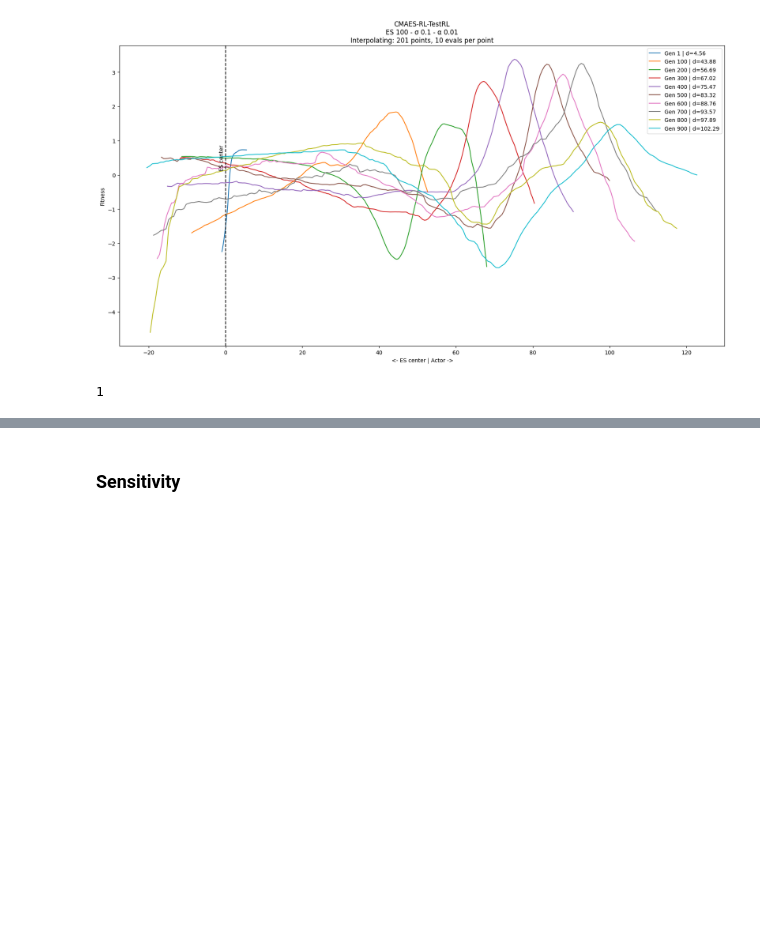
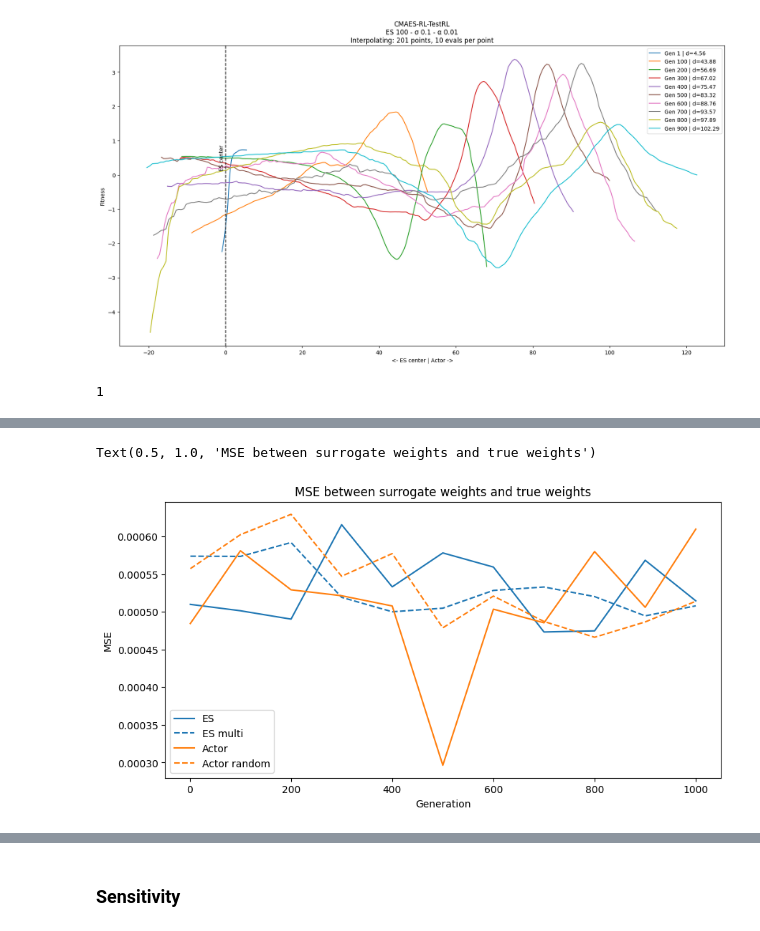
Before and after one commit to TemplierPaul/QDax, a Jupyter notebook: genomes.ipynb, the cells around one changed output, grey strips where cells are left out. Cells and saved outputs as stored; diff of their text form; code cells hidden in the pictures; blank space fills up the shorter version.

```diff
--- a/genomes.ipynb
+++ b/genomes.ipynb
@@ -135,7 +135,7 @@ dx = 0.2
 emitter._config.rl_config.surrogate_batch = 32768
 # save_path = "/home/paul/Results/1493061"
 
-emitter_state = emitter_state
+# emitter_state = emitter_state
 base_replay_buffer = emitter_state.rl_state.replay_buffer
 print(base_replay_buffer.current_size)
 
@@ -380,0 +353,8 @@ args.algo, args.config
+# %%
+def get_weights(fitnesses):
+    ranks = jnp.argsort(fitnesses, axis=0)
+    ranks = len(ranks) - ranks # Reverse the ranks (best is now 0)
+    mu = len(ranks) // 2
+    weights = jnp.where(ranks <= mu, jnp.log(mu+0.5) - jnp.log(ranks), 0)
+    weights /= jnp.sum(weights) # Normalizing the weights
+    return weights
@@ -380,0 +431,29 @@ args.algo, args.config
+# %%
+fig, ax = plt.subplots(figsize=(10, 5))
+# x axis: gens
+# y axis: mse
+
+def mse(a, b):
+    return jnp.mean((a - b)**2)
+
+es_mse = [mse(x["multi"], x["surr_fit"]) for x in off_results.values()]
+es_multi_mse = [mse(x["multi"], x["fit"]) for x in off_results.values()]
+
+colors = plt.rcParams['axes.prop_cycle'].by_key()['color']
+plt.plot(gens, es_mse, label="ES", color=colors[0])
+plt.plot(gens, es_multi_mse, label="ES multi", color=colors[0], linestyle="--")
+
+ac_mse = [mse(x["multi"], x["surr_fit"]) for x in actor_results.values()]
+ac_multi_mse = [mse(x["multi"], x["fit"]) for x in actor_results.values()]
+
+plt.plot(gens, ac_mse, label="Actor", color=colors[1])
+plt.plot(gens, ac_multi_mse, label="Actor random", color=colors[1], linestyle="--")
+
+
+plt.xlabel("Generation")
+plt.ylabel("MSE")
+plt.legend()
+plt.title("MSE between surrogate weights and true weights")
+# %% [output]
+Text(0.5, 1.0, 'MSE between surrogate weights and true weights')
+[figure, added]
```
Also changed, not shown: parts of 10 cells of this notebook, 2 other files.
